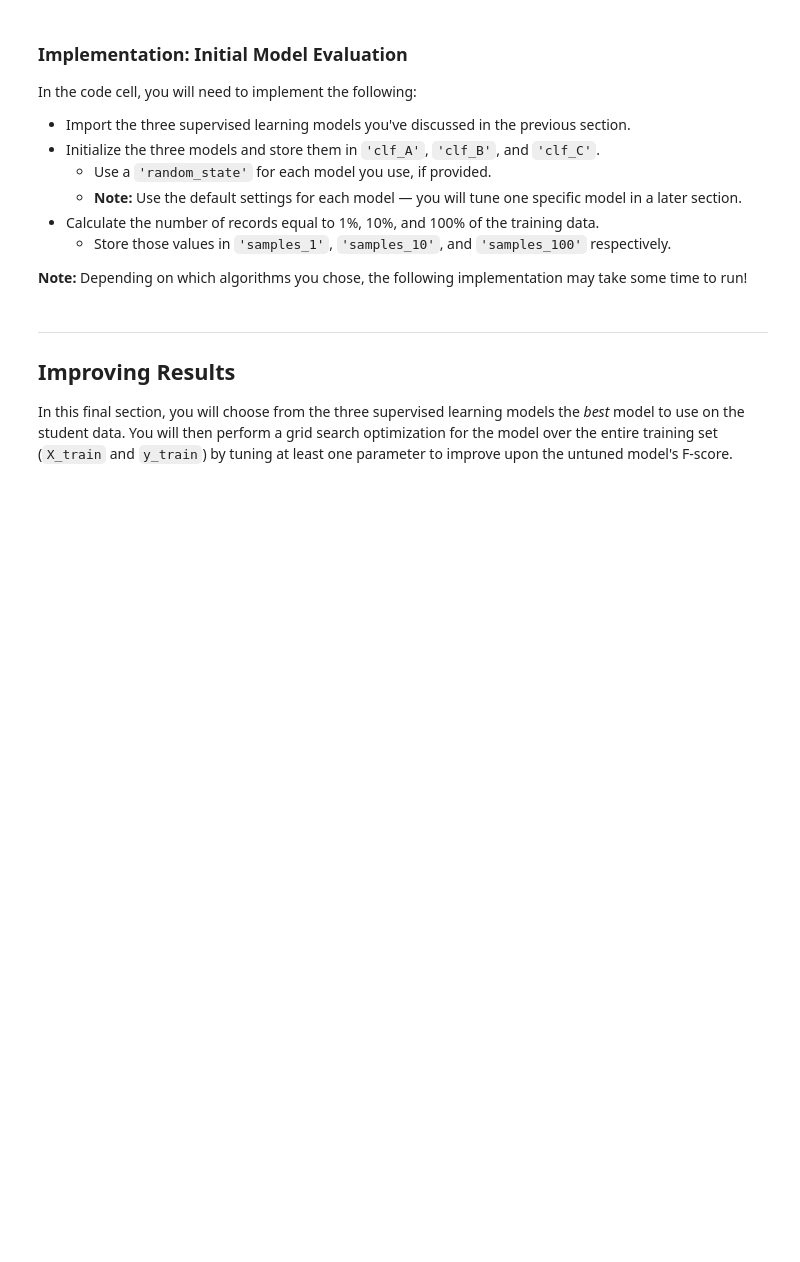
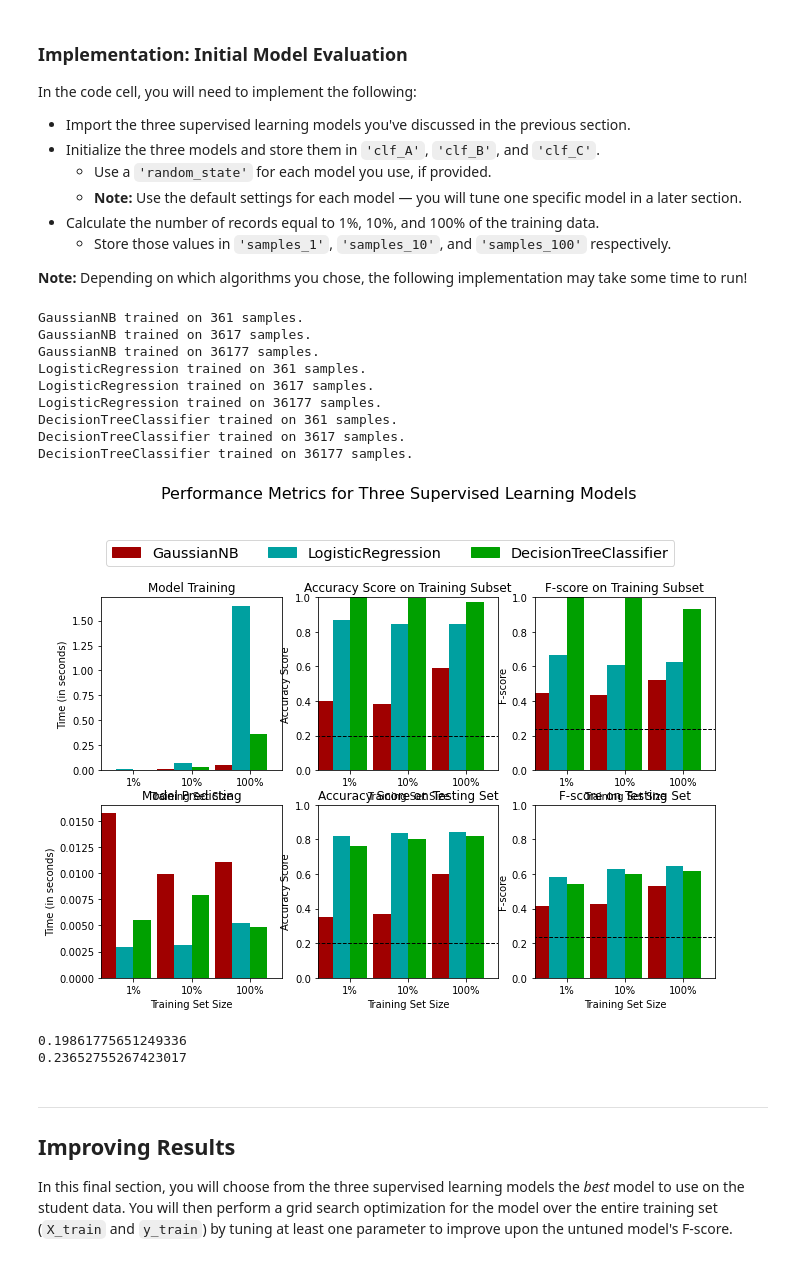
Before and after one commit to scch1002/intro-to-ml-tensorflow, a Jupyter notebook: projects/p1_charityml/finding_donors.ipynb, the cells around one changed output. Cells and saved outputs as stored; diff of their text form; code cells hidden in the pictures; blank space fills up the shorter version.

```diff
--- a/projects/p1_charityml/finding_donors.ipynb
+++ b/projects/p1_charityml/finding_donors.ipynb
@@ -277,7 +289,7 @@ TN = 0
 FN = 0
 
 # TODO: Calculate accuracy, precision and recall
-accuracy = TP + TN / (TP + TN + FP + FN)
+accuracy = (TP + TN) / (TP + TN + FP + FN)
 recall = TP / (TP + FN)
 precision = TP / (TP + FP)
 
@@ -441,16 +455,16 @@ def train_predict(learner, sample_size, X_train, y_train, X_test, y_test):
     results['pred_time'] = end - start
 
     # TODO: Compute accuracy on the first 300 training samples which is y_train[:300]
-    results['acc_train'] = accuracy_score(predictions_train, y_train[:300])
+    results['acc_train'] = accuracy_score(y_train[:300], predictions_train)
 
     # TODO: Compute accuracy on test set using accuracy_score()
-    results['acc_test'] = accuracy_score(predictions_test, y_test)
+    results['acc_test'] = accuracy_score(y_test, predictions_test)
 
     # TODO: Compute F-score on the the first 300 training samples using fbeta_score()
-    results['f_train'] = None
+    results['f_train'] = fbeta_score(y_train[:300], predictions_train, 1)
 
     # TODO: Compute F-score on the test set which is y_test
-    results['f_test'] = None
+    results['f_test'] = fbeta_score(y_test, predictions_test, 1)
 
     # Success
     print("{} trained on {} samples.".format(learner.__class__.__name__, sample_size))
@@ -470,31 +484,47 @@ In the code cell, you will need to implement the following:
 **Note:** Depending on which algorithms you chose, the following implementation may take some time to run!
 # %%
 # TODO: Import the three supervised learning models from sklearn
+from sklearn.naive_bayes import GaussianNB
+from sklearn.linear_model import LogisticRegression
+from sklearn.tree import DecisionTreeClassifier
 
 # TODO: Initialize the three models
-clf_A = None
-clf_B = None
-clf_C = None
+clf_A = GaussianNB()
+clf_B = LogisticRegression(random_state=0, max_iter = 500)
+clf_C = DecisionTreeClassifier()
 
 # TODO: Calculate the number of samples for 1%, 10%, and 100% of the training data
 # HINT: samples_100 is the entire training set i.e. len(y_train)
 # HINT: samples_10 is 10% of samples_100 (ensure to set the count of the values to be `int` and not `float`)
 # HINT: samples_1 is 1% of samples_100 (ensure to set the count of the values to be `int` and not `float`)
-samples_100 = None
-samples_10 = None
-samples_1 = None
+samples_100 = len(y_train)
+samples_10 = int(samples_100 * 0.1)
+samples_1 = int(samples_100 * 0.01)
 
 # Collect results on the learners
 results = {}
 for clf in [clf_A, clf_B, clf_C]:
     clf_name = clf.__class__.__name__
     results[clf_name] = {}
     for i, samples in enumerate([samples_1, samples_10, samples_100]):
         results[clf_name][i] = \
         train_predict(clf, samples, X_train, y_train, X_test, y_test)
 
 # Run metrics visualization for the three supervised learning models chosen
 vs.evaluate(results, accuracy, fscore)
+# %% [output]
+GaussianNB trained on 361 samples.
+GaussianNB trained on 3617 samples.
+GaussianNB trained on 36177 samples.
+LogisticRegression trained on 361 samples.
+LogisticRegression trained on 3617 samples.
+LogisticRegression trained on 36177 samples.
+DecisionTreeClassifier trained on 361 samples.
+DecisionTreeClassifier trained on 3617 samples.
+DecisionTreeClassifier trained on 36177 samples.
+[figure, added]
+0.19861775651249336
+0.23652755267423017
 # %% [markdown]
 ----
 ## Improving Results
```
Also changed, not shown: parts of 3 cells of this notebook.
